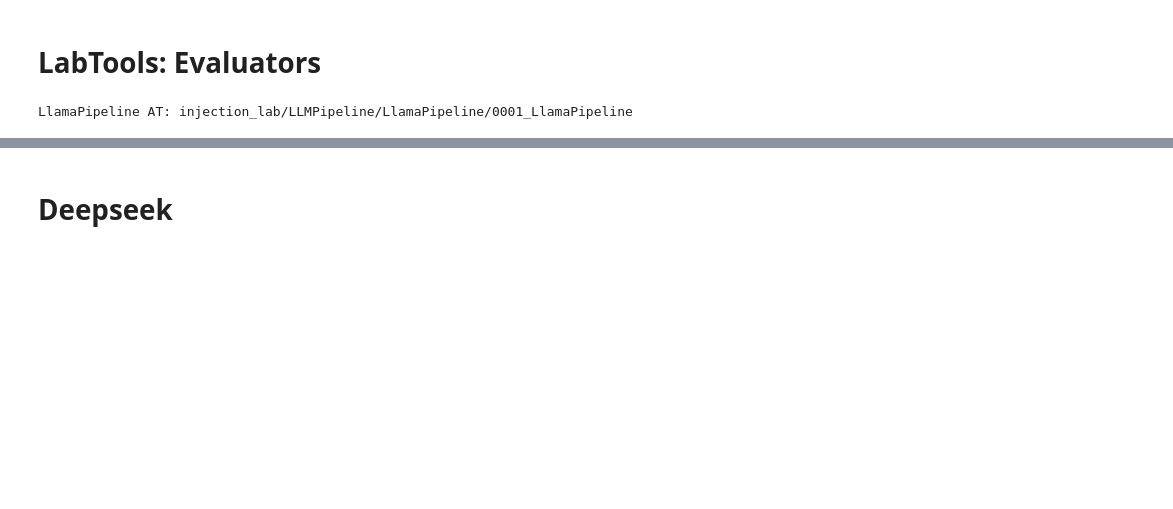
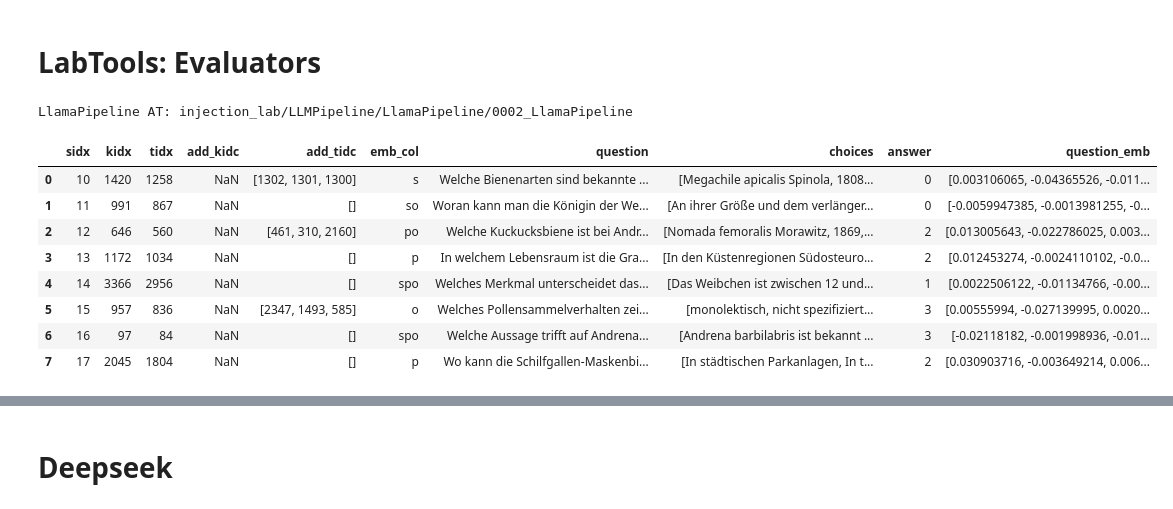
Before and after one commit to fee1ix/beesup_injection_lab, a Jupyter notebook: experiment_notebook.ipynb, the cells around one changed output, grey strips where cells are left out. Saved outputs shown, nothing was run; the diff lists cells and outputs as text; code cells hidden in the pictures; blank space fills up the shorter version.

```diff
--- a/experiment_notebook.ipynb
+++ b/experiment_notebook.ipynb
@@ -122,8 +126,22 @@ model=copy.deepcopy(llm_pipe.get_model())
 # LabTools: Evaluators
 # %%
 reimport()
-llm_pipe=LlamaPipeline(1,model=model)
+llm_pipe=LlamaPipeline(model=model)
 llm_pipe.prepare_inference()
 llm_pipe.labh
 # %% [output]
-LlamaPipeline AT: injection_lab/LLMPipeline/LlamaPipeline/0001_LlamaPipeline
+LlamaPipeline AT: injection_lab/LLMPipeline/LlamaPipeline/0002_LlamaPipeline
+# %%
+evaluator_df=pd.read_pickle('llm_evaluators/0003_llm_evaluator/df.pkl')
+evaluator_df=evaluator_df.iloc[:8].copy()
+evaluator_df
+# %% [output]
+|  | sidx | kidx | tidx | add_kidc | add_tidc | emb_col | question | choices | answer | question_emb |
+| 0 | 10 | 1420 | 1258 | NaN | [1302, 1301, 1300] | s | Welche Bienenarten sind bekannte ... | [Megachile apicalis Spinola, 1808... | 0 | [0.003106065, -0.04365526, -0.011... |
+| 1 | 11 | 991 | 867 | NaN | [] | so | Woran kann man die Königin der We... | [An ihrer Größe und dem verlänger... | 0 | [-0.0059947385, -0.0013981255, -0... |
+| 2 | 12 | 646 | 560 | NaN | [461, 310, 2160] | po | Welche Kuckucksbiene ist bei Andr... | [Nomada femoralis Morawitz, 1869,... | 2 | [0.013005643, -0.022786025, 0.003... |
+| 3 | 13 | 1172 | 1034 | NaN | [] | p | In welchem Lebensraum ist die Gra... | [In den Küstenregionen Südosteuro... | 2 | [0.012453274, -0.0024110102, -0.0... |
+| 4 | 14 | 3366 | 2956 | NaN | [] | spo | Welches Merkmal unterscheidet das... | [Das Weibchen ist zwischen 12 und... | 1 | [0.0022506122, -0.01134766, -0.00... |
+| 5 | 15 | 957 | 836 | NaN | [2347, 1493, 585] | o | Welches Pollensammelverhalten zei... | [monolektisch, nicht spezifiziert... | 3 | [0.00555994, -0.027139995, 0.0020... |
+| 6 | 16 | 97 | 84 | NaN | [] | spo | Welche Aussage trifft auf Andrena... | [Andrena barbilabris ist bekannt ... | 3 | [-0.02118182, -0.001998936, -0.01... |
+| 7 | 17 | 2045 | 1804 | NaN | [] | p | Wo kann die Schilfgallen-Maskenbi... | [In städtischen Parkanlagen, In t... | 2 | [0.030903716, -0.003649214, 0.006... |
```
Also changed, not shown: parts of 78 cells of this notebook, 4 other files.
